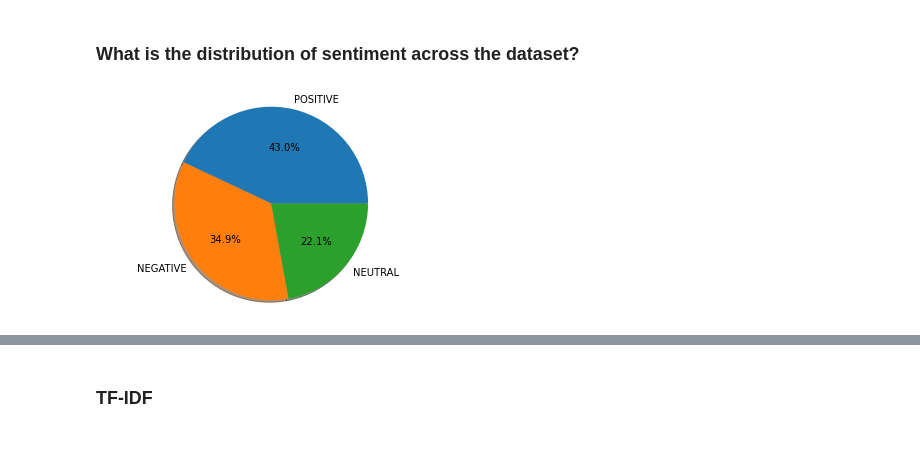
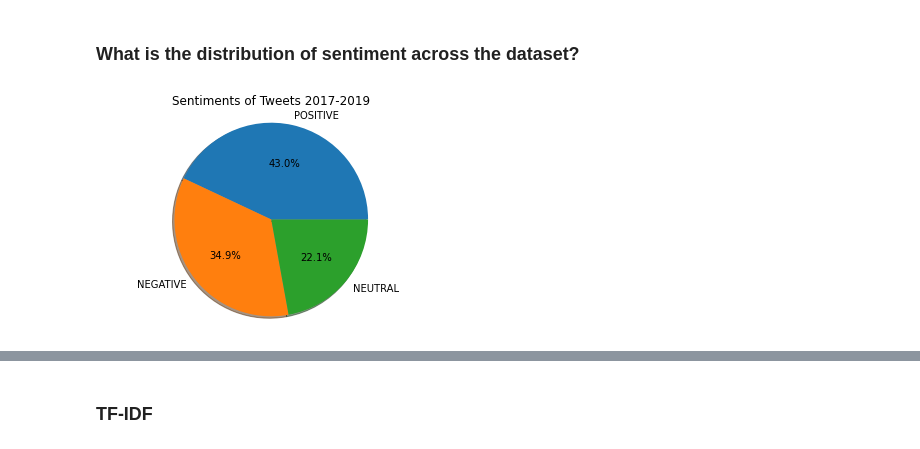
Before and after one commit to arjungandhi521/arjungandhi521.github.io, a Jupyter notebook: Climate Change on Twitter.ipynb, the cells around one changed output, grey strips where cells are left out. Cells and saved outputs as stored; diff of their text form; code cells hidden in the pictures.

```diff
--- a/Climate Change on Twitter.ipynb
+++ b/Climate Change on Twitter.ipynb
@@ -546,13 +550,14 @@ data.head()
 # %%
 # Function that takes in a sentiment (integer = -1/0/1) and produces the number of tweets that got that label
 def sentiment_count(sent):
     return len(data[data["sentiment_label"] == sent].index)
 
 labels = 'POSITIVE', 'NEGATIVE', 'NEUTRAL'
 sizes = [sentiment_count(POSITIVE), sentiment_count(NEGATIVE), sentiment_count(NEUTRAL)]
 fig1, ax1 = plt.subplots()
 ax1.pie(sizes, labels=labels,autopct='%1.1f%%',shadow=True)
+plt.title(label="Sentiments of Tweets 2017-2019")
 ax1.axis('equal')
 plt.show()
 # %% [output]
-[figure, old version]
+[figure, new version]
```
Also changed, not shown: parts of 28 cells of this notebook.
